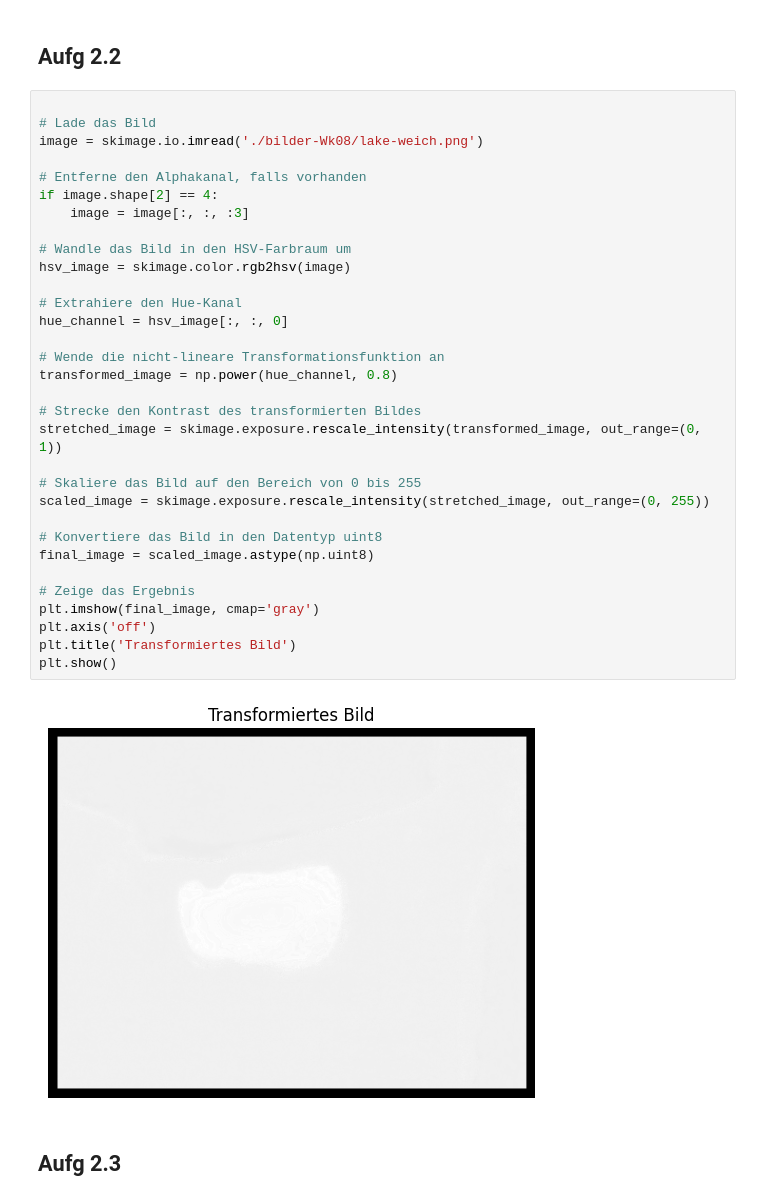
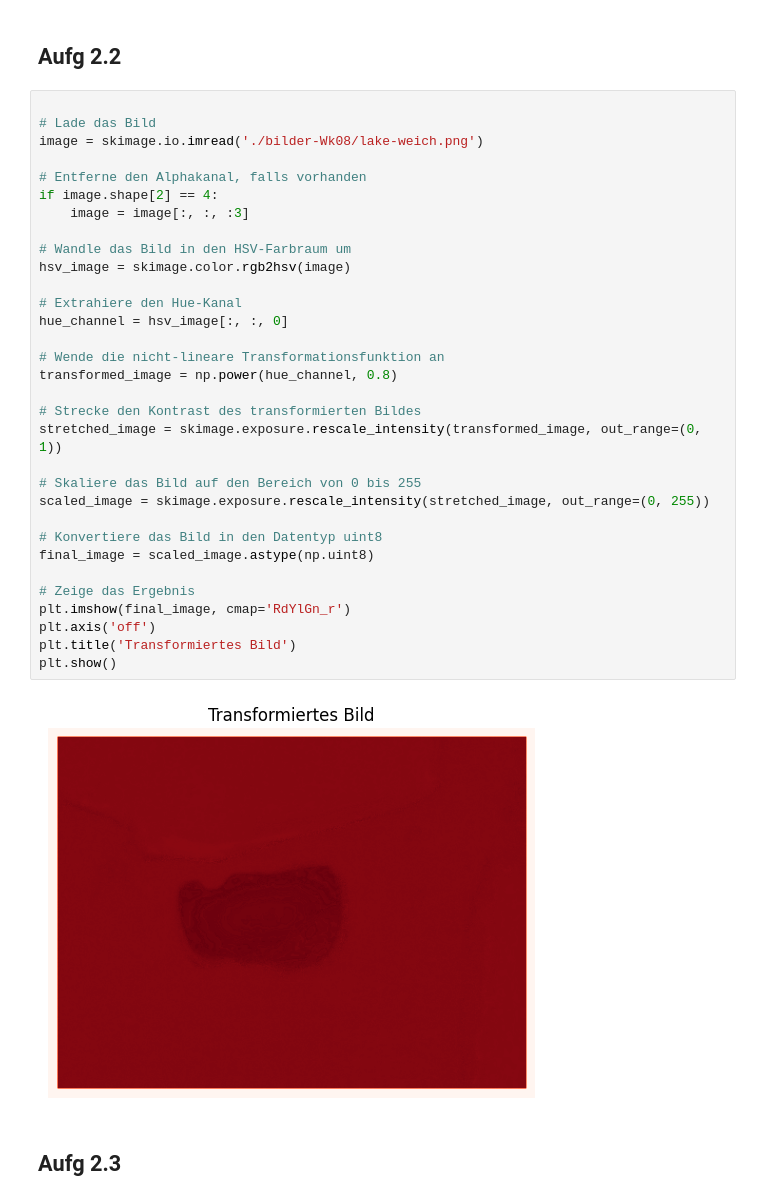
Before and after one commit to Mynna/bv23-wk04, a Jupyter notebook: Blatt08_Aufg02.ipynb, the cells around one changed output. Cells and saved outputs as stored; diff of their text form.

```diff
--- a/Blatt08_Aufg02.ipynb
+++ b/Blatt08_Aufg02.ipynb
@@ -47,35 +47,35 @@ Die stärksten Gradientenveränderung sind weiß dargestellt. Besonders die Übe
 # Lade das Bild
 image = skimage.io.imread('./bilder-Wk08/lake-weich.png')
 
 # Entferne den Alphakanal, falls vorhanden
 if image.shape[2] == 4:
     image = image[:, :, :3]
 
 # Wandle das Bild in den HSV-Farbraum um
 hsv_image = skimage.color.rgb2hsv(image)
 
 # Extrahiere den Hue-Kanal
 hue_channel = hsv_image[:, :, 0]
 
 # Wende die nicht-lineare Transformationsfunktion an
 transformed_image = np.power(hue_channel, 0.8)
 
 # Strecke den Kontrast des transformierten Bildes
 stretched_image = skimage.exposure.rescale_intensity(transformed_image, out_range=(0, 1))
 
 # Skaliere das Bild auf den Bereich von 0 bis 255
 scaled_image = skimage.exposure.rescale_intensity(stretched_image, out_range=(0, 255))
 
 # Konvertiere das Bild in den Datentyp uint8
 final_image = scaled_image.astype(np.uint8)
 
 # Zeige das Ergebnis
-plt.imshow(final_image, cmap='gray')
+plt.imshow(final_image, cmap='RdYlGn_r')
 plt.axis('off')
 plt.title('Transformiertes Bild')
 plt.show()
 # %% [output]
-[figure, old version]
+[figure, new version]
 # %% [markdown]
 ## Aufg 2.3
 # %%
```
